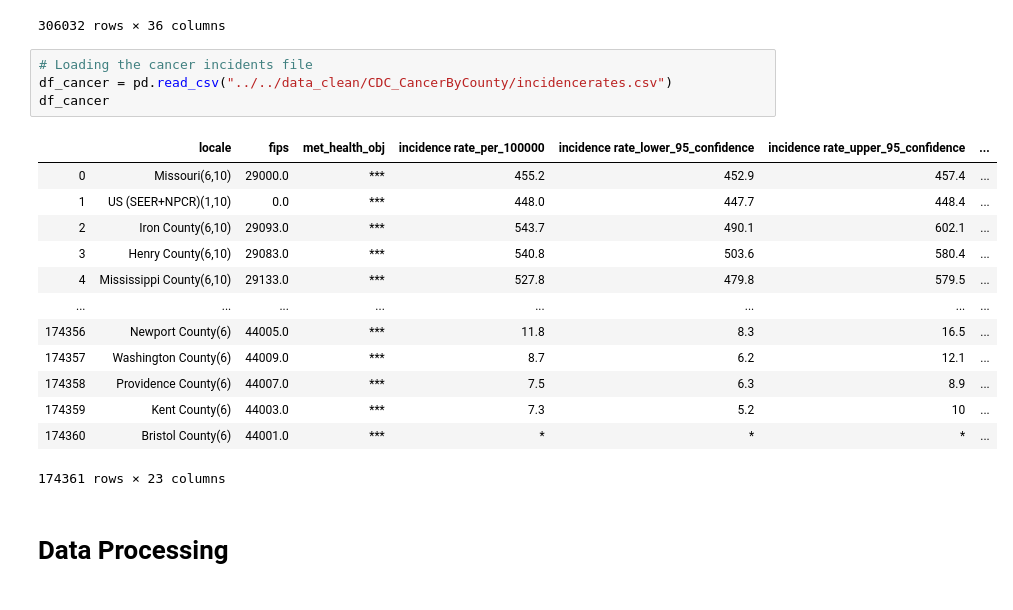
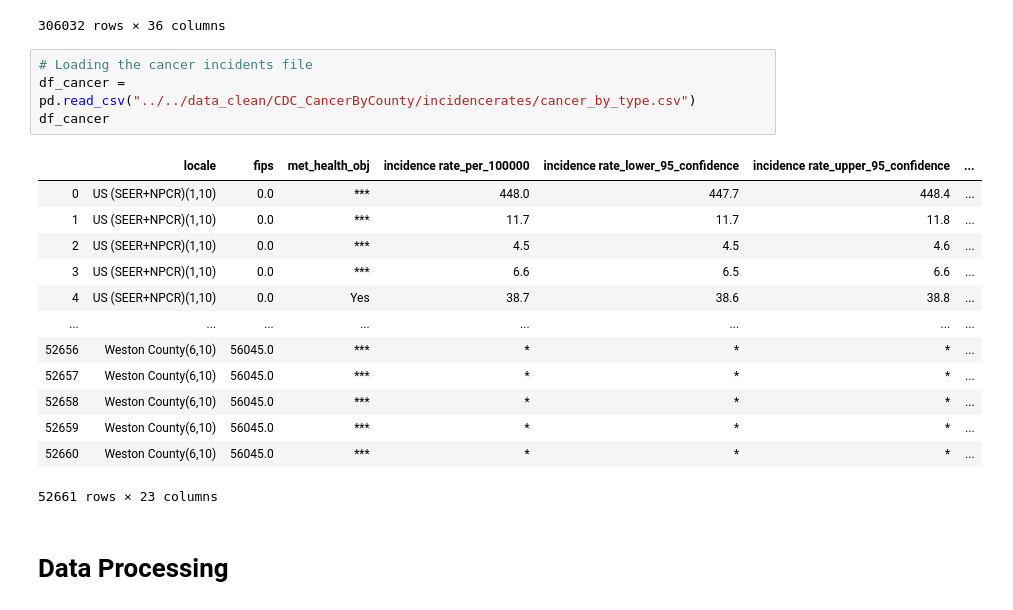
Before and after one commit to Merrel/Cancer-Industry-Dashboard, a Jupyter notebook: demo_viz/viz-data/Viz-Data-Setup.ipynb, the cells around one changed output. Saved outputs shown, nothing was run; the diff lists cells and outputs as text.

Commit message:
updates to data viz and scatter

```diff
--- a/demo_viz/viz-data/Viz-Data-Setup.ipynb
+++ b/demo_viz/viz-data/Viz-Data-Setup.ipynb
@@ -58,22 +58,22 @@ df
 306032 rows × 36 columns
 # %%
 # Loading the cancer incidents file
-df_cancer = pd.read_csv("../../data_clean/CDC_CancerByCounty/incidencerates.csv")
+df_cancer = pd.read_csv("../../data_clean/CDC_CancerByCounty/incidencerates/cancer_by_type.csv")
 df_cancer
 # %% [output]
 |  | locale | fips | met_health_obj | incidence rate_per_100000 | incidence rate_lower_95_confidence | incidence rate_upper_95_confidence | ... |
-| 0 | Missouri(6,10) | 29000.0 | *** | 455.2 | 452.9 | 457.4 | ... |
-| 1 | US (SEER+NPCR)(1,10) | 0.0 | *** | 448.0 | 447.7 | 448.4 | ... |
-| 2 | Iron County(6,10) | 29093.0 | *** | 543.7 | 490.1 | 602.1 | ... |
-| 3 | Henry County(6,10) | 29083.0 | *** | 540.8 | 503.6 | 580.4 | ... |
-| 4 | Mississippi County(6,10) | 29133.0 | *** | 527.8 | 479.8 | 579.5 | ... |
+| 0 | US (SEER+NPCR)(1,10) | 0.0 | *** | 448.0 | 447.7 | 448.4 | ... |
+| 1 | US (SEER+NPCR)(1,10) | 0.0 | *** | 11.7 | 11.7 | 11.8 | ... |
+| 2 | US (SEER+NPCR)(1,10) | 0.0 | *** | 4.5 | 4.5 | 4.6 | ... |
+| 3 | US (SEER+NPCR)(1,10) | 0.0 | *** | 6.6 | 6.5 | 6.6 | ... |
+| 4 | US (SEER+NPCR)(1,10) | 0.0 | Yes | 38.7 | 38.6 | 38.8 | ... |
 | ... | ... | ... | ... | ... | ... | ... | ... |
-| 174356 | Newport County(6) | 44005.0 | *** | 11.8 | 8.3 | 16.5 | ... |
-| 174357 | Washington County(6) | 44009.0 | *** | 8.7 | 6.2 | 12.1 | ... |
-| 174358 | Providence County(6) | 44007.0 | *** | 7.5 | 6.3 | 8.9 | ... |
-| 174359 | Kent County(6) | 44003.0 | *** | 7.3 | 5.2 | 10 | ... |
-| 174360 | Bristol County(6) | 44001.0 | *** | * | * | * | ... |
+| 52656 | Weston County(6,10) | 56045.0 | *** | * | * | * | ... |
+| 52657 | Weston County(6,10) | 56045.0 | *** | * | * | * | ... |
+| 52658 | Weston County(6,10) | 56045.0 | *** | * | * | * | ... |
+| 52659 | Weston County(6,10) | 56045.0 | *** | * | * | * | ... |
+| 52660 | Weston County(6,10) | 56045.0 | *** | * | * | * | ... |
-174361 rows × 23 columns
+52661 rows × 23 columns
 # %% [markdown]
 # Data Processing
 # %% [markdown]
```
Also changed, not shown: parts of 30 cells of this notebook, 2 other files.
